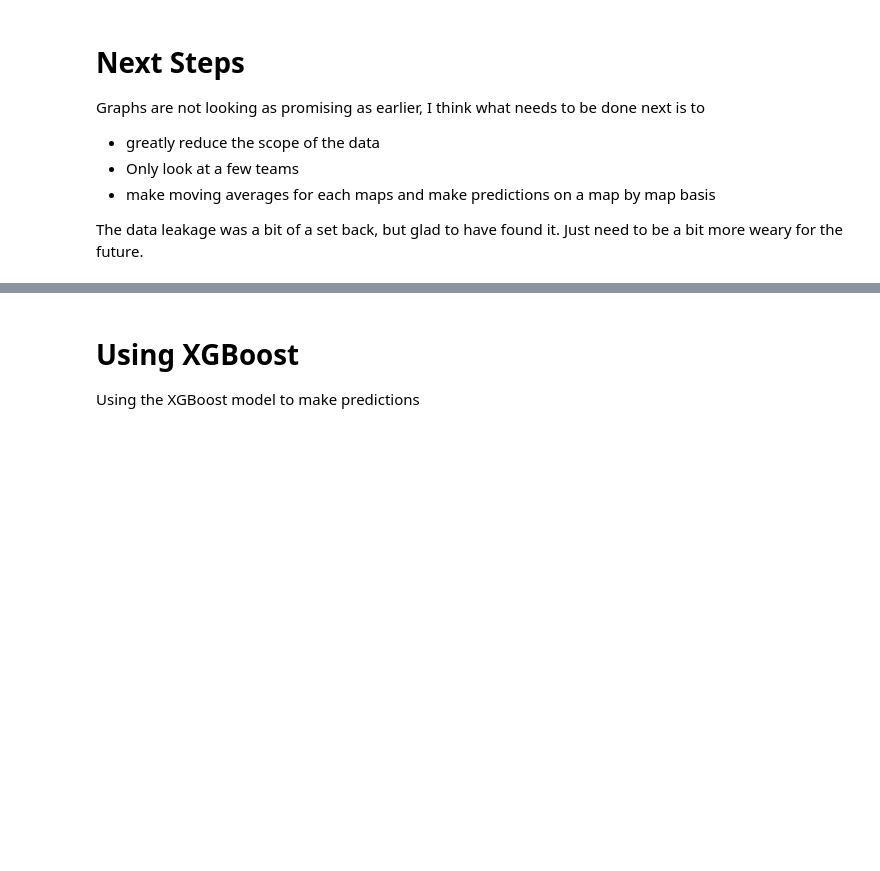
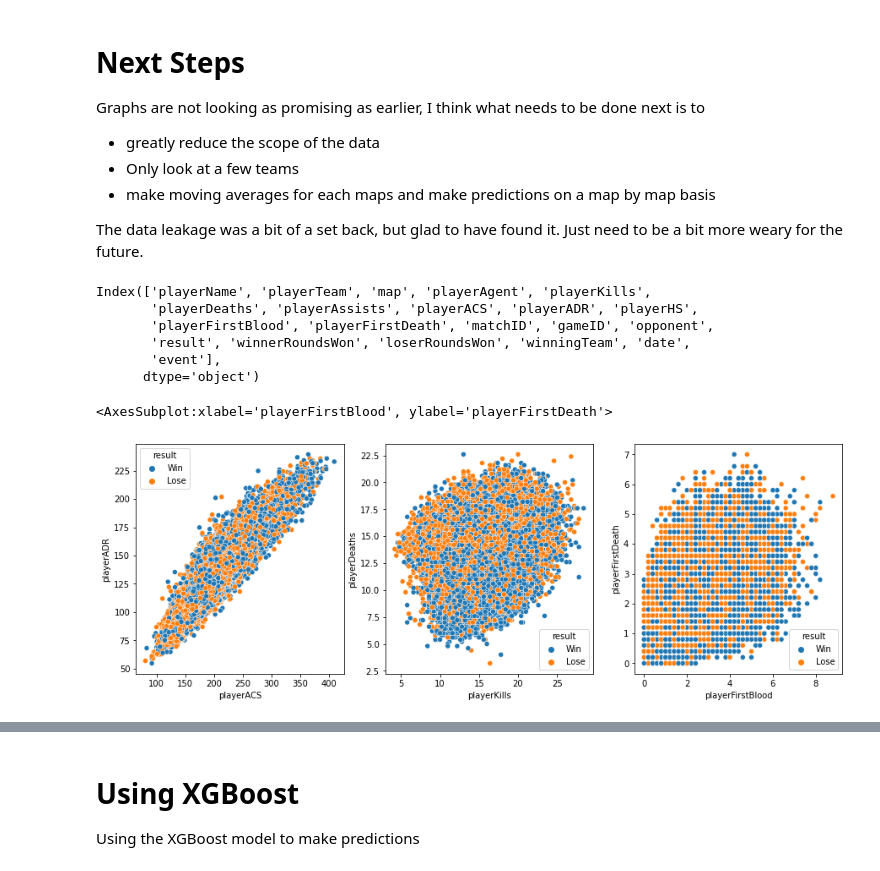
Before and after one commit to timothyliutl/ValorantData, a Jupyter notebook: secondAttempt.ipynb, the cells around one changed output, grey strips where cells are left out. Cells and saved outputs as stored; diff of their text form; code cells hidden in the pictures; blank space fills up the shorter version.

```diff
--- a/secondAttempt.ipynb
+++ b/secondAttempt.ipynb
@@ -24,3 +24,20 @@ import numpy as np
 data = pd.read_csv('scrapy/vlrgg/playerData/vlr.csv')
 data['date'] = data['date'].apply(lambda x: datetime.strptime(x, "%d-%m-%y"))
 data['playerHS'] = data['playerHS'].apply(lambda x: float(str(x).split('%')[0]))
+# %%
+data.columns
+# %% [output]
+Index(['playerName', 'playerTeam', 'map', 'playerAgent', 'playerKills',
+       'playerDeaths', 'playerAssists', 'playerACS', 'playerADR', 'playerHS',
+       'playerFirstBlood', 'playerFirstDeath', 'matchID', 'gameID', 'opponent',
+       'result', 'winnerRoundsWon', 'loserRoundsWon', 'winningTeam', 'date',
+       'event'],
+      dtype='object')
+# %%
+fig, (ax1, ax2, ax3) = plt.subplots(1, 3, figsize=(15,5))
+sns.scatterplot(data=data, x='playerACS', y='playerADR', hue='result', ax=ax1)
+sns.scatterplot(data=data, x='playerKills', y='playerDeaths', hue='result', ax=ax2)
+sns.scatterplot(data=data, x='playerFirstBlood', y='playerFirstDeath', hue='result', ax=ax3)
+# %% [output]
+<AxesSubplot:xlabel='playerFirstBlood', ylabel='playerFirstDeath'>
+[figure, added]
```
Also changed, not shown: parts of 7 cells of this notebook, 3 other files.
